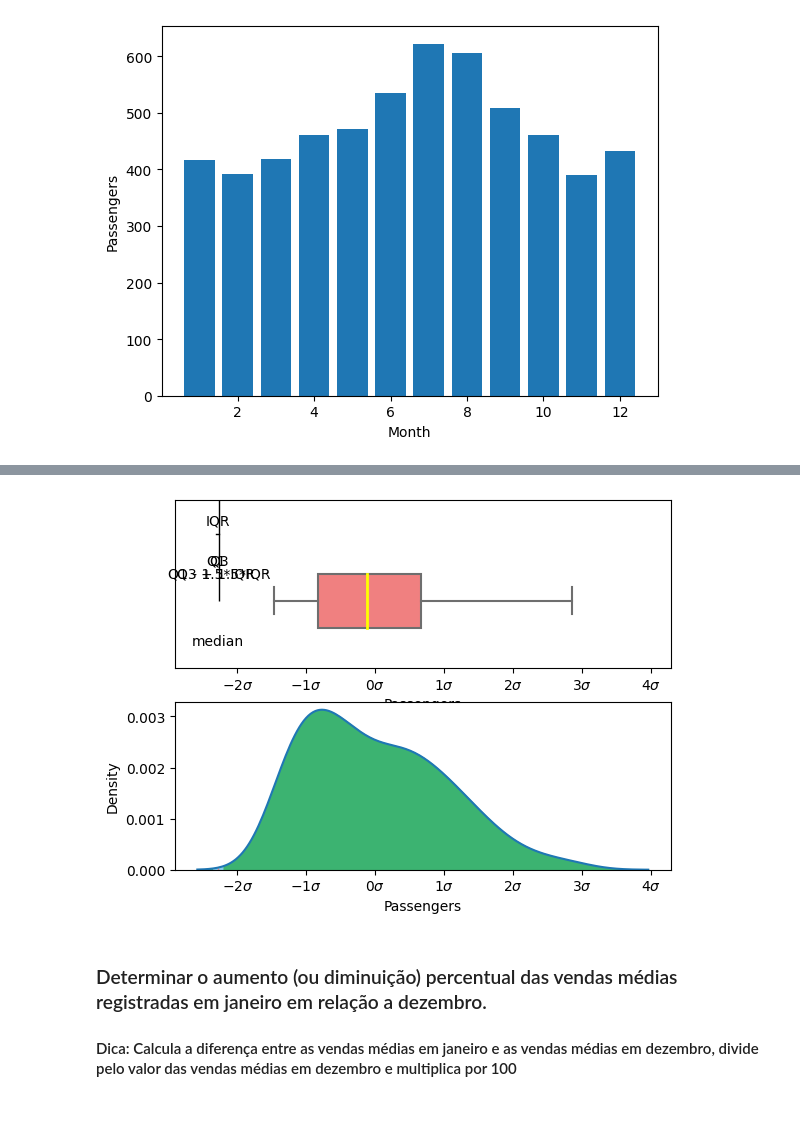
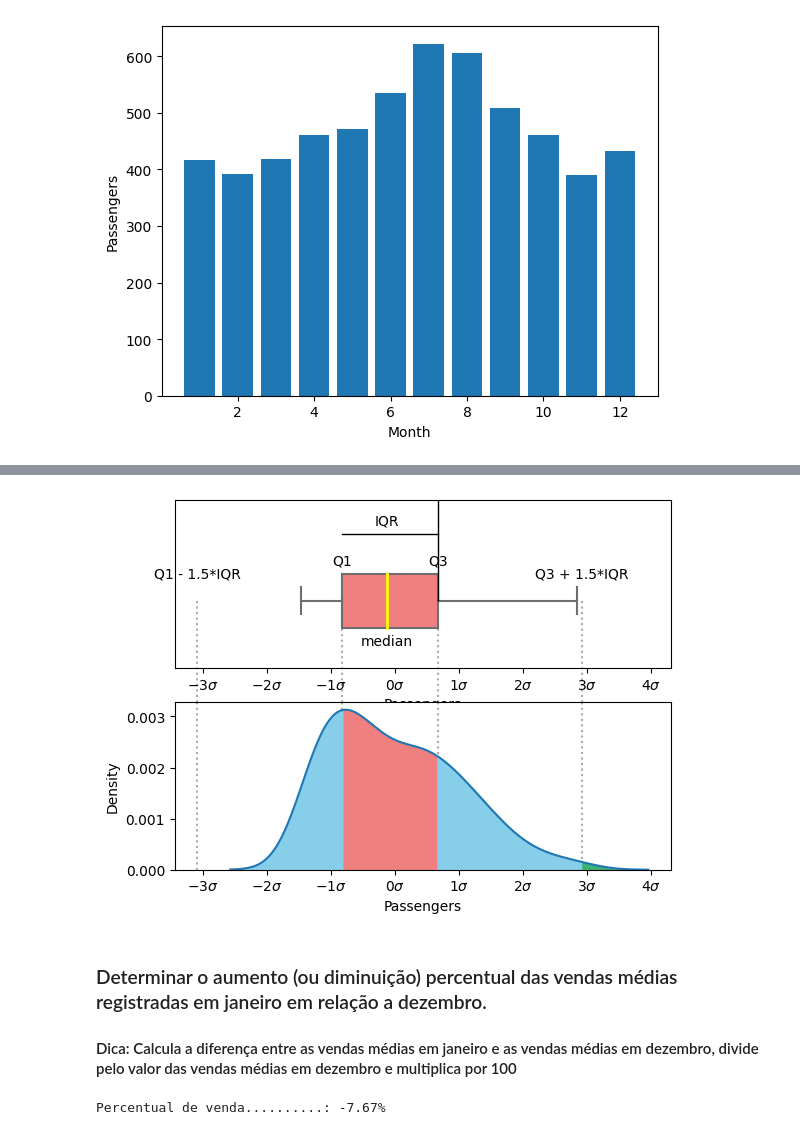
Before and after one commit to andvsilva/programming_school, a Jupyter notebook: notebooks/time-series/Lab_series_temp_2023_2.ipynb, the cells around one changed output, grey strips where cells are left out. Drawn from its saved outputs; the diff is of its cells as text; code cells hidden in the pictures.

```diff
--- a/notebooks/time-series/Lab_series_temp_2023_2.ipynb
+++ b/notebooks/time-series/Lab_series_temp_2023_2.ipynb
@@ -164,7 +179,7 @@ Text(0, 0.5, 'Passengers')
 mean = y.mean()
 std = y.std()
 
-q1, median, q3 = np.percentile(x, [25, 50, 75])
+q1, median, q3 = np.percentile(y, [25, 50, 75])
 iqr = q3 - q1
 
 fig, (ax1, ax2) = plt.subplots(nrows=2, sharex=True)
@@ -174,36 +189,37 @@ medianprops = dict(linestyle='-', linewidth=2, color='yellow')
 sns.boxplot(x=y, color='lightcoral', saturation=1, medianprops=medianprops,
             flierprops={'markerfacecolor': 'mediumseagreen'}, whis=1.5, ax=ax1)
 
 ticks = [mean + std * i for i in range(-4, 5)]
 ticklabels = [f'${i}\\sigma$' for i in range(-4, 5)]
+
 ax1.set_xticks(ticks)
 ax1.set_xticklabels(ticklabels)
 ax1.set_yticks([])
 ax1.tick_params(labelbottom=True)
 ax1.set_ylim(-1, 1.5)
 ax1.errorbar([q1, q3], [1, 1], yerr=[0, 1], color='black', lw=1)
 ax1.text(q1, 0.6, 'Q1', ha='center', va='center', color='black')
 ax1.text(q3, 0.6, 'Q3', ha='center', va='center', color='black')
 ax1.text(median, -0.6, 'median', ha='center', va='center', color='black')
 ax1.text(median, 1.2, 'IQR', ha='center', va='center', color='black')
 ax1.text(q1 - 1.5*iqr, 0.4, 'Q1 - 1.5*IQR', ha='center', va='center', color='black')
 ax1.text(q3 + 1.5*iqr, 0.4, 'Q3 + 1.5*IQR', ha='center', va='center', color='black')
-# ax1.vlines([q1 - 1.5*iqr, q1, q3, q3 + 1.5*iqr], 0, -2, color='darkgrey', ls=':', clip_on=False, zorder=0)
+ax1.vlines([q1 - 1.5*iqr, q1, q3, q3 + 1.5*iqr], 0, -2, color='darkgrey', ls=':', clip_on=False, zorder=0)
 
 sns.kdeplot(y, ax=ax2)
 kdeline = ax2.lines[0]
 xs = kdeline.get_xdata()
 ys = kdeline.get_ydata()
 
 ylims = ax2.get_ylim()
 ax2.fill_between(xs, 0, ys, color='mediumseagreen')
 ax2.fill_between(xs, 0, ys, where=(xs >= q1 - 1.5*iqr) & (xs <= q3 + 1.5*iqr), color='skyblue')
 ax2.fill_between(xs, 0, ys, where=(xs >= q1) & (xs <= q3), color='lightcoral')
-# ax2.vlines([q1 - 1.5*iqr, q1, q3, q3 + 1.5*iqr], 0, 100, color='darkgrey', ls=':', zorder=0)
+ax2.vlines([q1 - 1.5*iqr, q1, q3, q3 + 1.5*iqr], 0, 100, color='darkgrey', ls=':', zorder=0)
 ax2.set_ylim(0, ylims[1])
 plt.show()
 # %% [output]
-[figure, old version]
+[figure, new version]
 # %% [markdown]
 ### Determinar o aumento (ou diminuição) percentual das vendas médias registradas em janeiro em relação a dezembro.
 
@@ -210,0 +229,10 @@ plt.show()
+# %%
+means = passenger.groupby('month')['Passengers'].mean()
+mean_janeiro = means.iloc[0]
+mean_dezembro = means.iloc[11]
+
+perc = round(((mean_janeiro - mean_dezembro)/mean_dezembro)*100, 2)
+
+print(f'Percentual de venda..........: {perc}%')
+# %% [output]
+Percentual de venda..........: -7.67%
```
Also changed, not shown: parts of 16 cells of this notebook.
